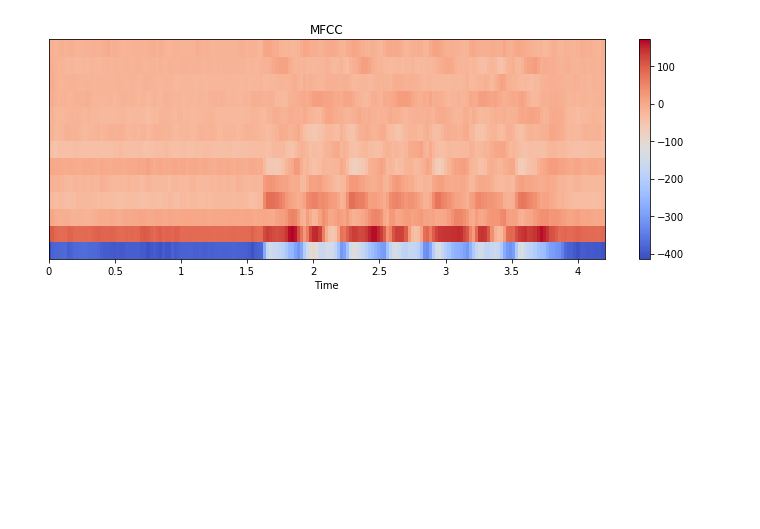
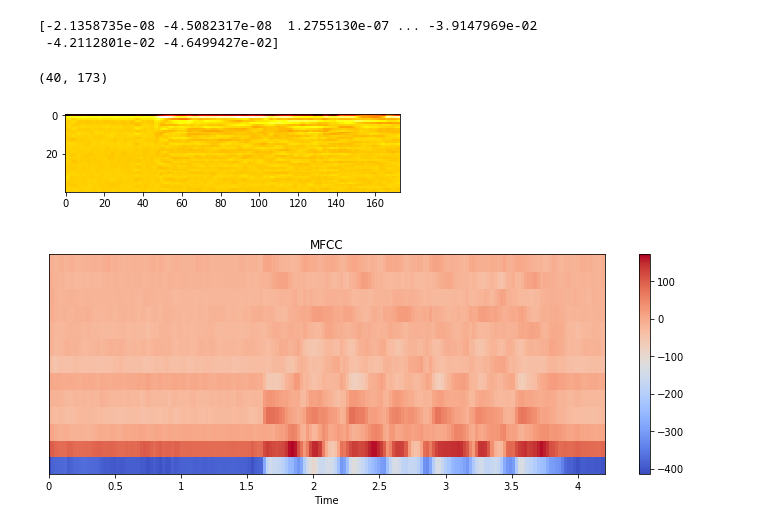
Before and after one commit to hozRifai/genderRecognition, a Jupyter notebook: Untitled2.ipynb, the cells around one changed output. Cells and saved outputs as stored; diff of their text form; code cells hidden in the pictures; blank space fills up the shorter version.

```diff
--- a/Untitled2.ipynb
+++ b/Untitled2.ipynb
@@ -37,0 +13,18 @@ ParameterError: data must be of type numpy.ndarray
+# %%
+# # 2. Load the audio as a waveform `y`
+# #    Store the sampling rate as `sr`
+y, sr = librosa.load(filename)
+
+# Set the hop length; at 22050 Hz, 512 samples ~= 23ms
+hop_length = 512
+
+# Separate harmonics and percussives into two waveforms
+y_harmonic, y_percussive = librosa.effects.hpss(y)
+
+# Beat track on the percussive signal
+tempo, beat_frames = librosa.beat.beat_track(y=y_percussive,
+                                             sr=sr)
+
+# Compute MFCC features from the raw signal
+mfcc = librosa.feature.mfcc(y=y, sr=sr, hop_length=hop_length, n_mfcc=13)
+print(mfcc)
@@ -38,3 +51,20 @@ ParameterError: data must be of type numpy.ndarray
+# %%
+SAMPLE_RATE = 44100
+wav, _ = librosa.core.load(filename, sr=SAMPLE_RATE)
+wav = wav[:2*44100]
+print(wav)
+# %% [output]
+[-2.1358735e-08 -4.5082317e-08  1.2755130e-07 ... -3.9147969e-02
+ -4.2112801e-02 -4.6499427e-02]
+# %%
+mfcc = librosa.feature.mfcc(wav, sr = SAMPLE_RATE, n_mfcc=40)
+mfcc.shape
+# %% [output]
+(40, 173)
+# %%
+plt.imshow(mfcc, cmap='hot', interpolation='nearest');
+# %% [output]
+[figure, added]
 # %%
 plt.figure(figsize=(10, 4))
 librosa.display.specshow(mfcc, x_axis='time')
```
Also changed, not shown: parts of 5 cells of this notebook, 4 other files.
